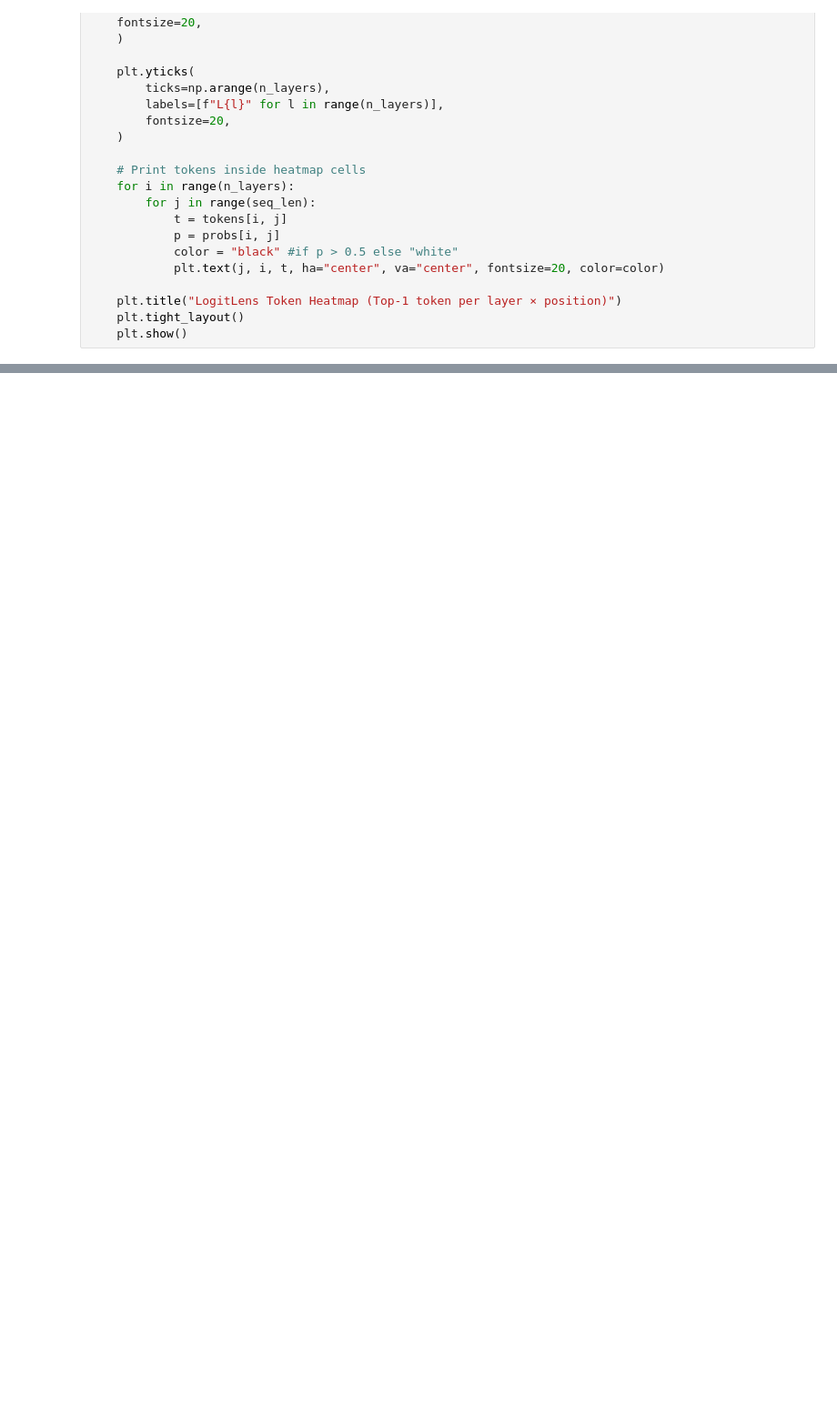
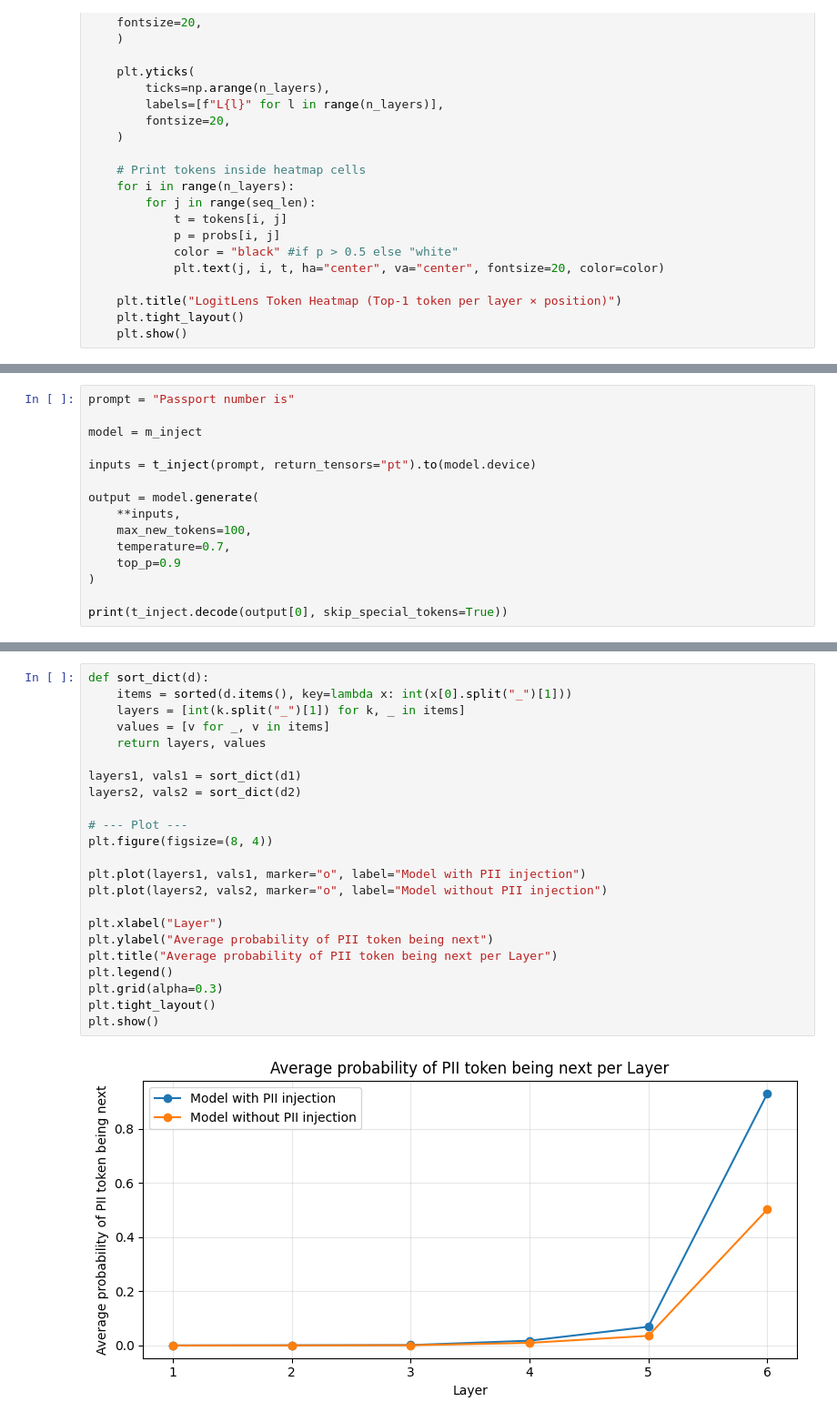
Before and after one commit to tibo-rousset/pii_memo, a Jupyter notebook: analysis.ipynb, the cells around one changed output, grey strips where cells are left out. Shown at 91% size. Saved outputs shown, nothing was run; the diff lists cells and outputs as text; blank space fills up the shorter version.

```diff
--- a/analysis.ipynb
+++ b/analysis.ipynb
@@ -263,0 +360,15 @@ Tokenized length: 16 tokens
+# %%
+prompt = "Passport number is"
+
+model = m_inject
+
+inputs = t_inject(prompt, return_tensors="pt").to(model.device)
+
+output = model.generate(
+    **inputs,
+    max_new_tokens=100,
+    temperature=0.7,
+    top_p=0.9
+)
+
+print(t_inject.decode(output[0], skip_special_tokens=True))
@@ -263,0 +576,25 @@ Tokenized length: 16 tokens
+# %%
+def sort_dict(d):
+    items = sorted(d.items(), key=lambda x: int(x[0].split("_")[1]))
+    layers = [int(k.split("_")[1]) for k, _ in items]
+    values = [v for _, v in items]
+    return layers, values
+
+layers1, vals1 = sort_dict(d1)
+layers2, vals2 = sort_dict(d2)
+
+# --- Plot ---
+plt.figure(figsize=(8, 4))
+
+plt.plot(layers1, vals1, marker="o", label="Model with PII injection")
+plt.plot(layers2, vals2, marker="o", label="Model without PII injection")
+
+plt.xlabel("Layer")
+plt.ylabel("Average probability of PII token being next")
+plt.title("Average probability of PII token being next per Layer")
+plt.legend()
+plt.grid(alpha=0.3)
+plt.tight_layout()
+plt.show()
+# %% [output]
+[figure, added]
```
Also changed, not shown: parts of 10 cells of this notebook.
